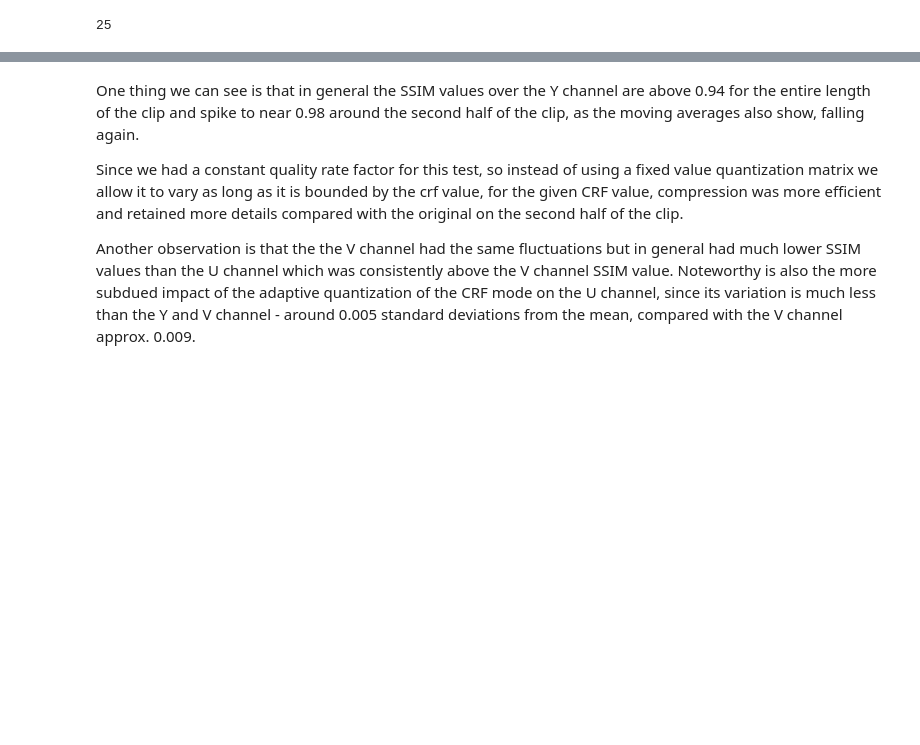
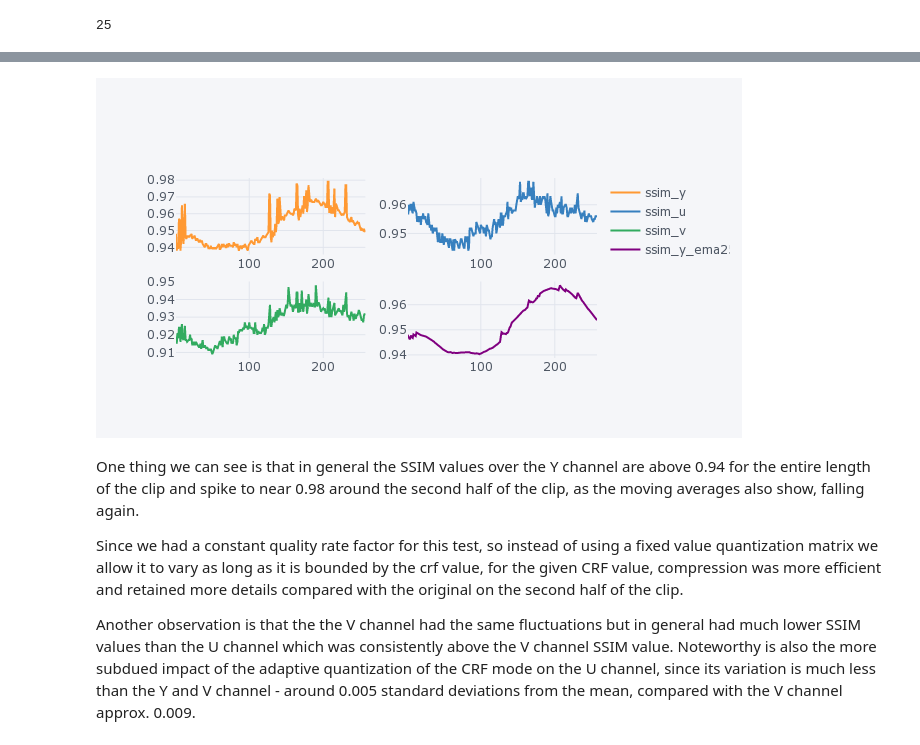
Before and after one commit to luisbarrancos/videometrics_jupyterlab, a Jupyter notebook: notebooks/video_generate_compression_x264_modules.ipynb, the cells around one changed output, grey strips where cells are left out. Drawn from its saved outputs; the diff is of its cells as text; code cells hidden in the pictures; blank space fills up the shorter version.

```diff
--- a/notebooks/video_generate_compression_x264_modules.ipynb
+++ b/notebooks/video_generate_compression_x264_modules.ipynb
@@ -421,3 +434,7 @@ df.iplot()
+# %%
+df.iplot(y=["ssim_y", "ssim_u", "ssim_v", "ssim_y_ema25"],subplots=True, width=2.0)
+# %% [output]
+[figure, added]
 # %% [markdown]
 One thing we can see is that in general the SSIM values over the Y channel are above 0.94 for the entire length of the clip and spike to near 0.98 around the second half of the clip, as the moving averages also show, falling again.
 
```
Also changed, not shown: parts of 7 cells of this notebook.
